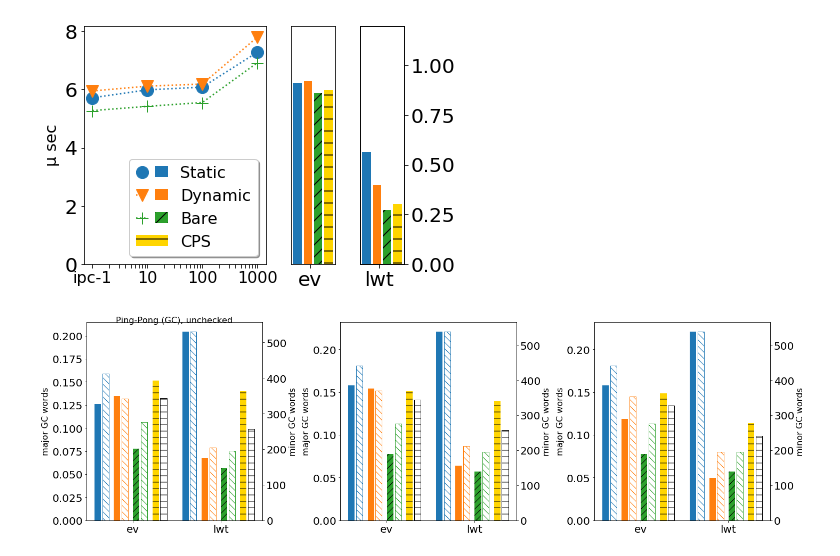
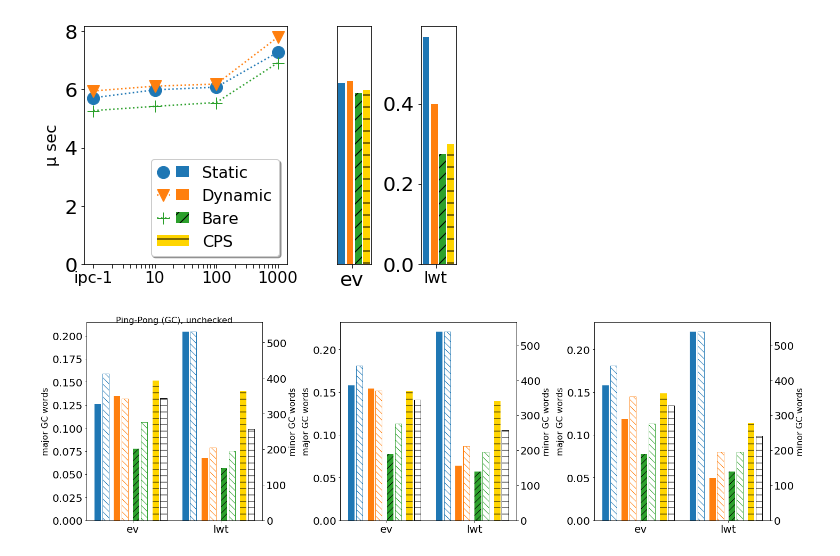
Before and after one commit to keigoi/ocaml-mpst, a Jupyter notebook: benchmark/graphs/Graphs.ipynb, the cells around one changed output. Saved outputs shown, nothing was run; the diff lists cells and outputs as text; code cells hidden in the pictures.

```diff
--- a/benchmark/graphs/Graphs.ipynb
+++ b/benchmark/graphs/Graphs.ipynb
@@ -157,41 +157,42 @@ def show_pingpong(ax,ax2,ax3):
     ax2.yaxis.set_visible(False)
 
     ax3_ = ax3
-    ax3_.yaxis.set_visible(False)
-    ax3 = ax3.twinx()
-    ax3_.set_yticklabels([])
+    #ax3 = ax3.twinx()
+    ax3_ = ax3
+    #ax3_.set_yticklabels([])
     ax3.bar(x, mkdata(ping,'lwt_static'), colwidth, color=color1, hatch=hatch1)
     ax3.bar(x + width*1, mkdata(ping,'lwt_dynamic'), colwidth, color=color2, hatch=hatch2)
     ax3.bar(x + width*2, mkdata(bare,'lwt_bare'), colwidth, color=color3, hatch=hatch3)
     ax3.bar(x + width*3, mkdata(bare,'lwt_bare_cps'), colwidth, color=color4, hatch=hatch4)
     ax3.set_xticks([0])
     ax3.set_xticklabels(['lwt'], fontsize=16)
-    ax3.set_ylim(ymin=0, ymax = 1.2)
+    #ax3.set_ylim(ymin=0, ymax = 0.8)
+    #ax3.set_ylabel('μ sec', fontsize=16)
 
     legend = ax.legend([(sta, sta_), (dyn,dyn_), (bar,bar_), cps_], ['Static', 'Dynamic', 'Bare', 'CPS'],
                        fontsize=16,
                        loc='lower right',
                        shadow = True,
                        scatterpoints=1,
                        numpoints=1,
                        handler_map={tuple: matplotlib.legend_handler.HandlerTuple(ndivide=None)})
     legend.get_frame().set_facecolor('#FFFFFF')
 
 
 def show_pingpong_do():
     fig = plt.figure()
     gs = plt.GridSpec(1, 5, figure=fig)
     ax = fig.add_subplot(gs[0,0:3])
     ax2 = fig.add_subplot(gs[0,3], sharey=ax)
     ax3 = fig.add_subplot(gs[0,4])
     show_pingpong(ax,ax2,ax3)
     ax.set_ylabel('μ sec', fontsize=16)
     plt.tight_layout()
     plt.show()
 
 show_pingpong_do()
 # %% [output]
-[figure, old version]
+[figure, new version]
 # %%
 def show_graph4(axes, ax, width, colwidth, x_labels, d1,lab1,d2,lab2,d3,lab3,d4,lab4, bare=False, shift=0.0, minor=False):
     x = np.arange(len(x_labels))
```
Also changed, not shown: parts of 2 cells of this notebook, 1 other file.
